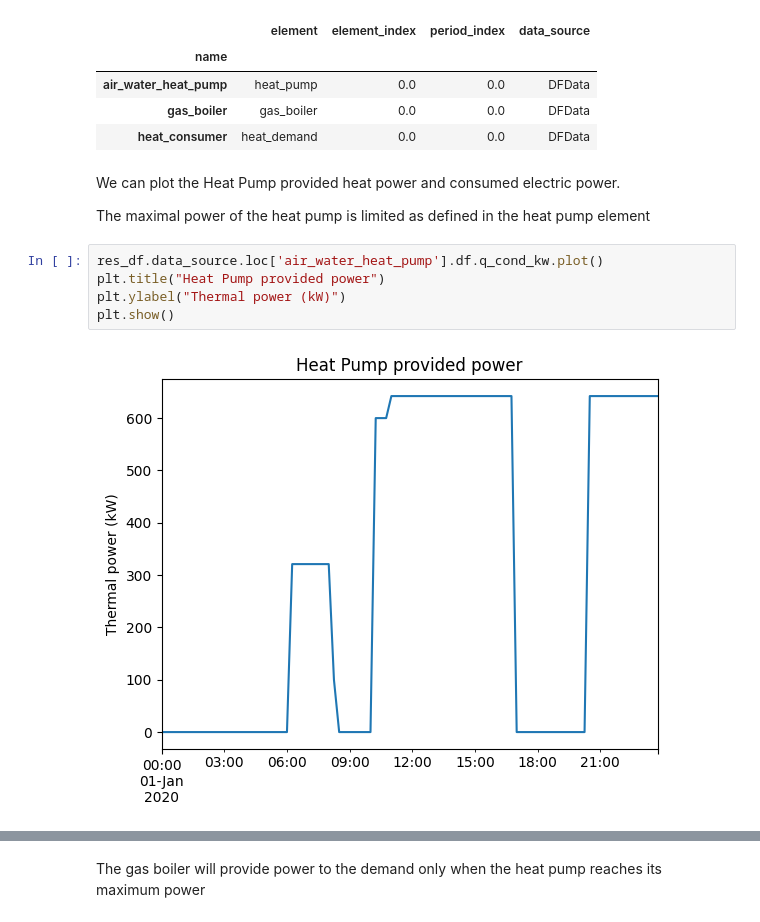
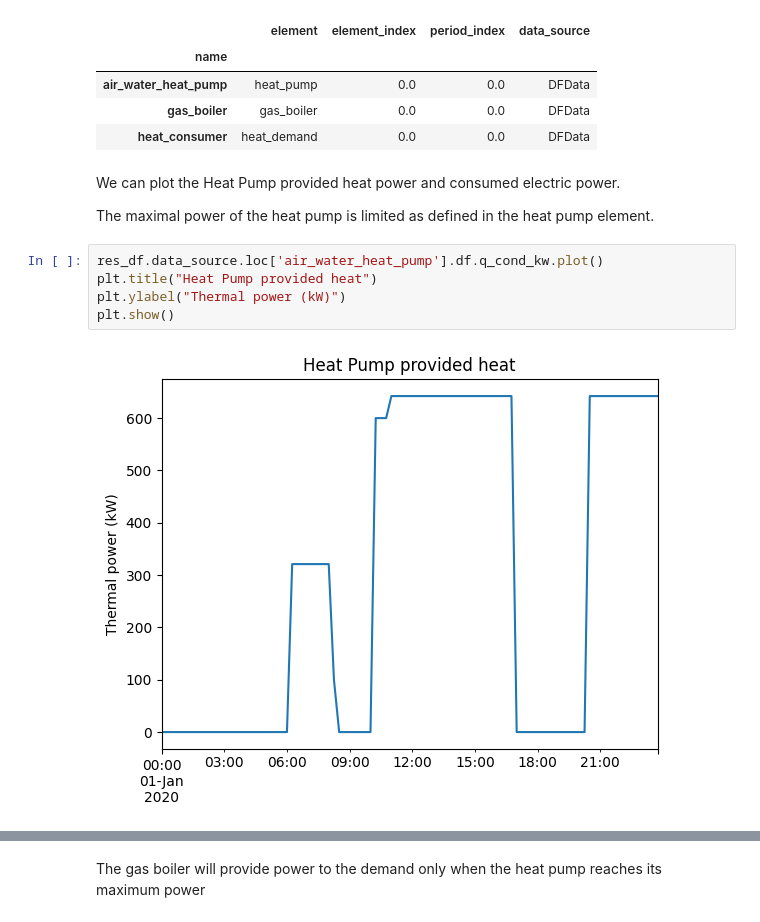
Before and after one commit to e2nIEE/pandaprosumer, a Jupyter notebook: tutorials/supervisor.ipynb, the cells around one changed output, grey strips where cells are left out. Saved outputs shown, nothing was run; the diff lists cells and outputs as text.

```diff
--- a/tutorials/supervisor.ipynb
+++ b/tutorials/supervisor.ipynb
@@ -335,14 +335,14 @@ res_df
 # %% [markdown]
 We can plot the Heat Pump provided heat power and consumed electric power.
 
-The maximal power of the heat pump is limited as defined in the heat pump element
+The maximal power of the heat pump is limited as defined in the heat pump element.
 # %%
 res_df.data_source.loc['air_water_heat_pump'].df.q_cond_kw.plot()
-plt.title("Heat Pump provided power")
+plt.title("Heat Pump provided heat")
 plt.ylabel("Thermal power (kW)")
 plt.show()
 # %% [output]
-[figure, old version]
+[figure, new version]
 # %%
 res_df.data_source.loc['air_water_heat_pump'].df.p_comp_kw.plot()
 plt.title("Heat Pump compressor power")
```
Also changed, not shown: parts of 6 cells of this notebook, 2 other files.
